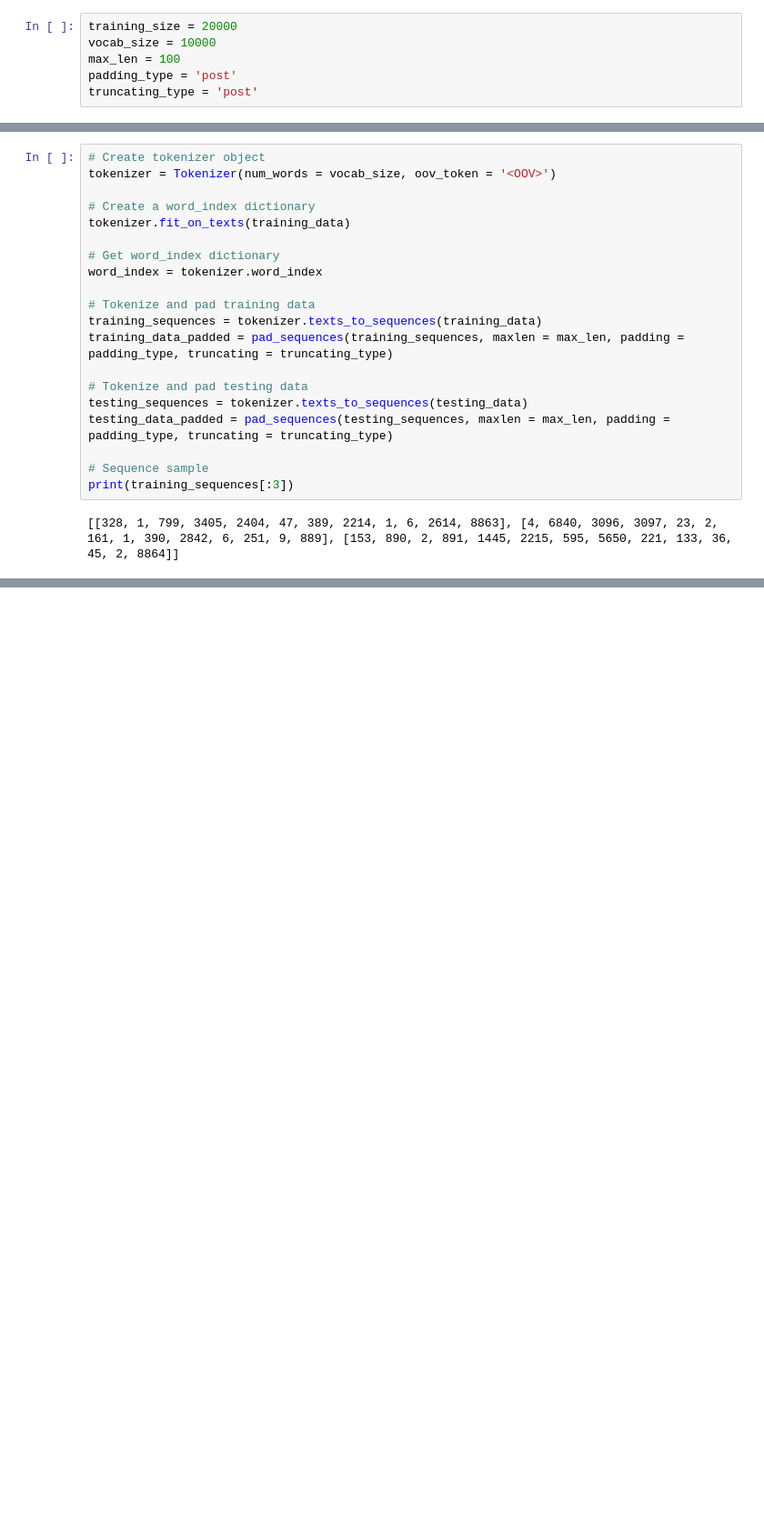
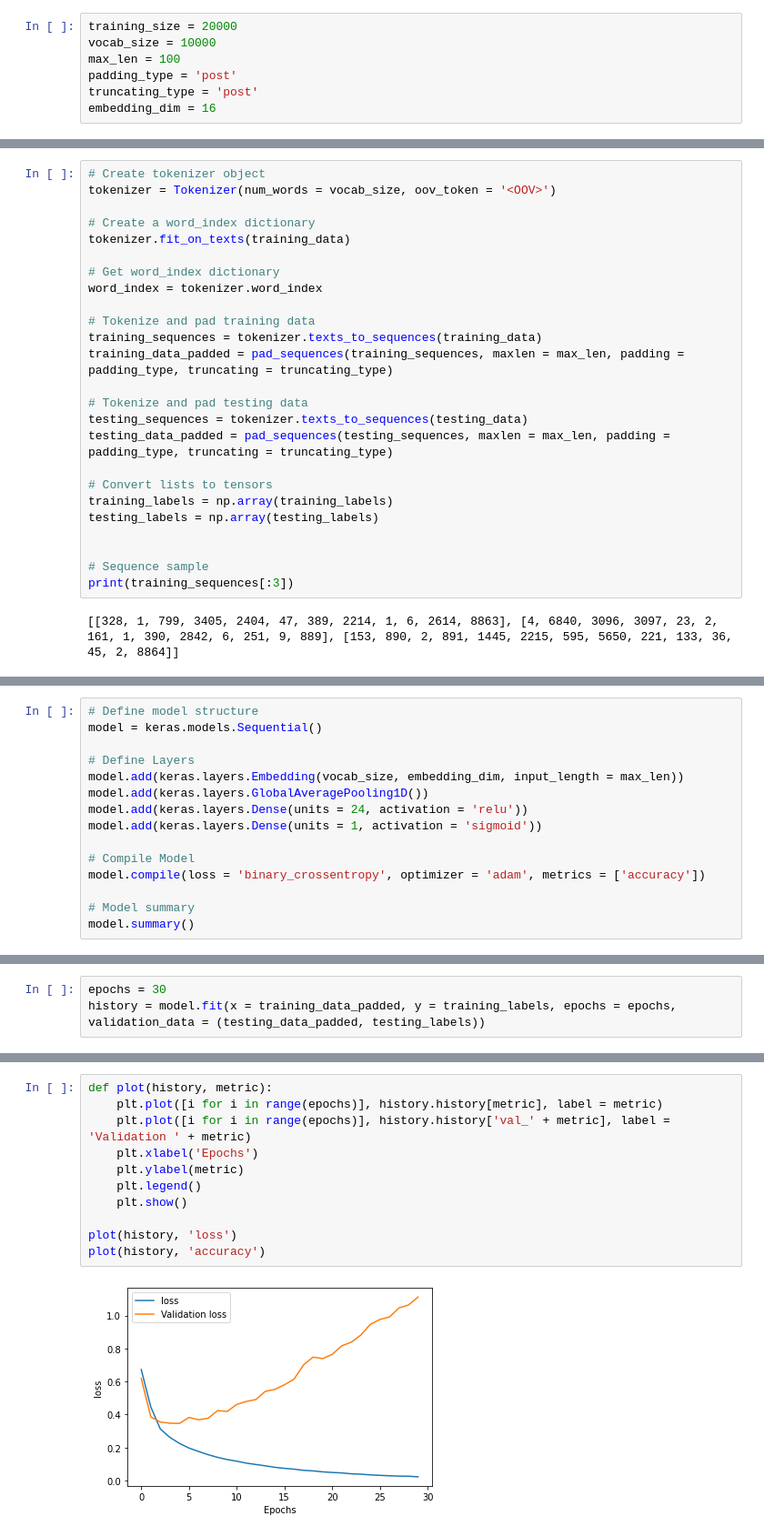
Before and after one commit to keivanipchihagh/Sarcasm-Detection-for-News-Headlines, a Jupyter notebook: Sarcasm Detection.ipynb, the cells around one changed output, grey strips where cells are left out. Shown at 91% size. Cells and saved outputs as stored; diff of their text form; blank space fills up the shorter version.

Commit message:
Reached 85% accuracy

```diff
--- a/Sarcasm Detection.ipynb
+++ b/Sarcasm Detection.ipynb
@@ -28,6 +27,7 @@ vocab_size = 10000
 max_len = 100
 padding_type = 'post'
 truncating_type = 'post'
+embedding_dim = 16
 # %% [markdown]
 ### Dividing the data
 # %%
@@ -65,6 +65,11 @@ training_data_padded = pad_sequences(training_sequences, maxlen = max_len, paddi
 testing_sequences = tokenizer.texts_to_sequences(testing_data)
 testing_data_padded = pad_sequences(testing_sequences, maxlen = max_len, padding = padding_type, truncating = truncating_type)
 
+# Convert lists to tensors
+training_labels = np.array(training_labels)
+testing_labels = np.array(testing_labels)
+
+
 # Sequence sample
 print(training_sequences[:3])
 # %% [output]
@@ -71,0 +79,15 @@ print(training_sequences[:3])
+# %%
+# Define model structure
+model = keras.models.Sequential()
+
+# Define Layers
+model.add(keras.layers.Embedding(vocab_size, embedding_dim, input_length = max_len))
+model.add(keras.layers.GlobalAveragePooling1D())
+model.add(keras.layers.Dense(units = 24, activation = 'relu'))
+model.add(keras.layers.Dense(units = 1, activation = 'sigmoid'))
+
+# Compile Model
+model.compile(loss = 'binary_crossentropy', optimizer = 'adam', metrics = ['accuracy'])
+
+# Model summary
+model.summary()
@@ -71,0 +113,3 @@ print(training_sequences[:3])
+# %%
+epochs = 30
+history = model.fit(x = training_data_padded, y = training_labels, epochs = epochs, validation_data = (testing_data_padded, testing_labels))
@@ -71,0 +136,13 @@ print(training_sequences[:3])
+# %%
+def plot(history, metric):
+    plt.plot([i for i in range(epochs)], history.history[metric], label = metric)
+    plt.plot([i for i in range(epochs)], history.history['val_' + metric], label = 'Validation ' + metric)
+    plt.xlabel('Epochs')
+    plt.ylabel(metric)
+    plt.legend()
+    plt.show()
+
+plot(history, 'loss')
+plot(history, 'accuracy')
+# %% [output]
+[figure, added]
```
Also changed, not shown: parts of 11 cells of this notebook, 1 other file.
